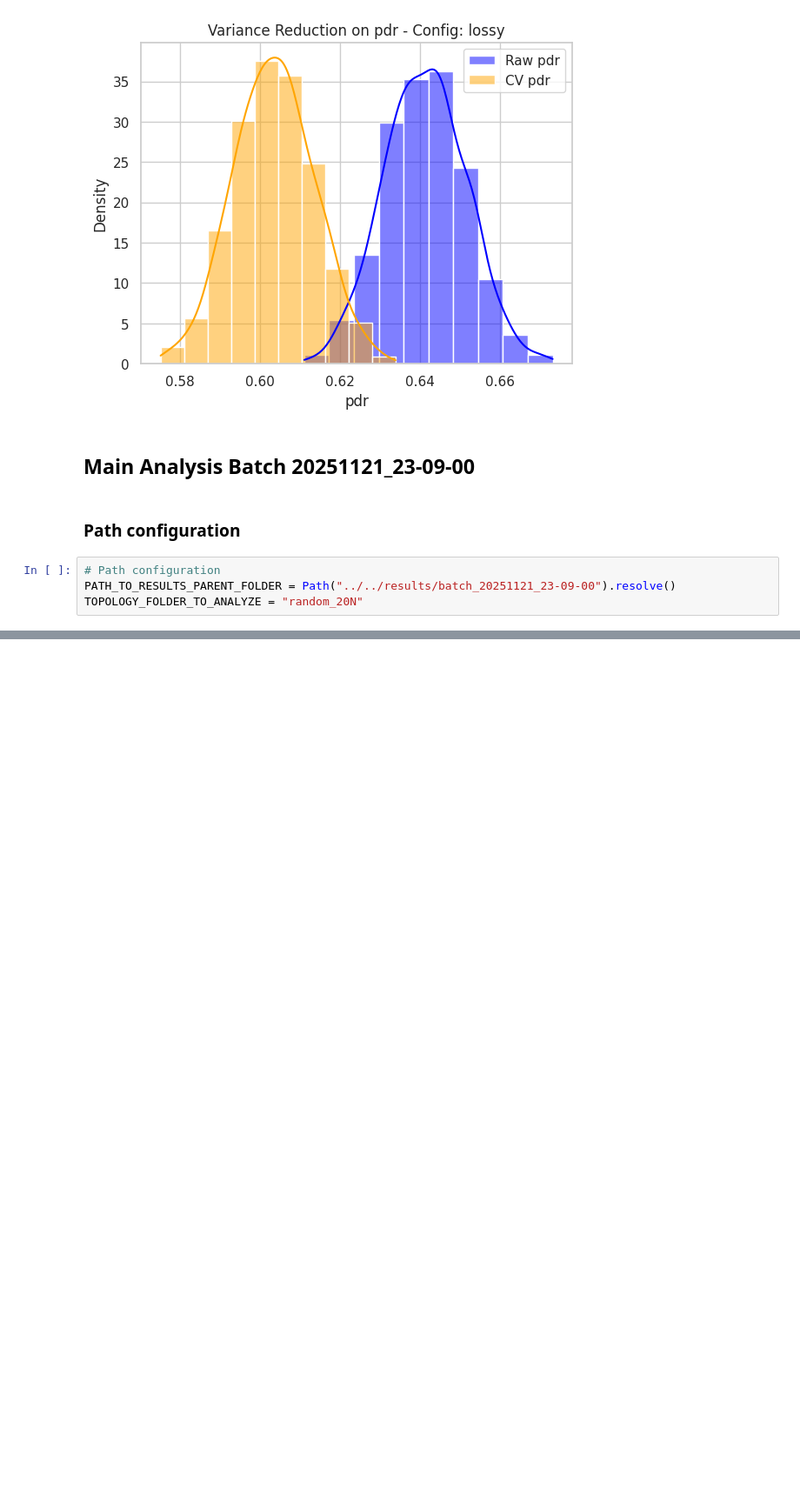
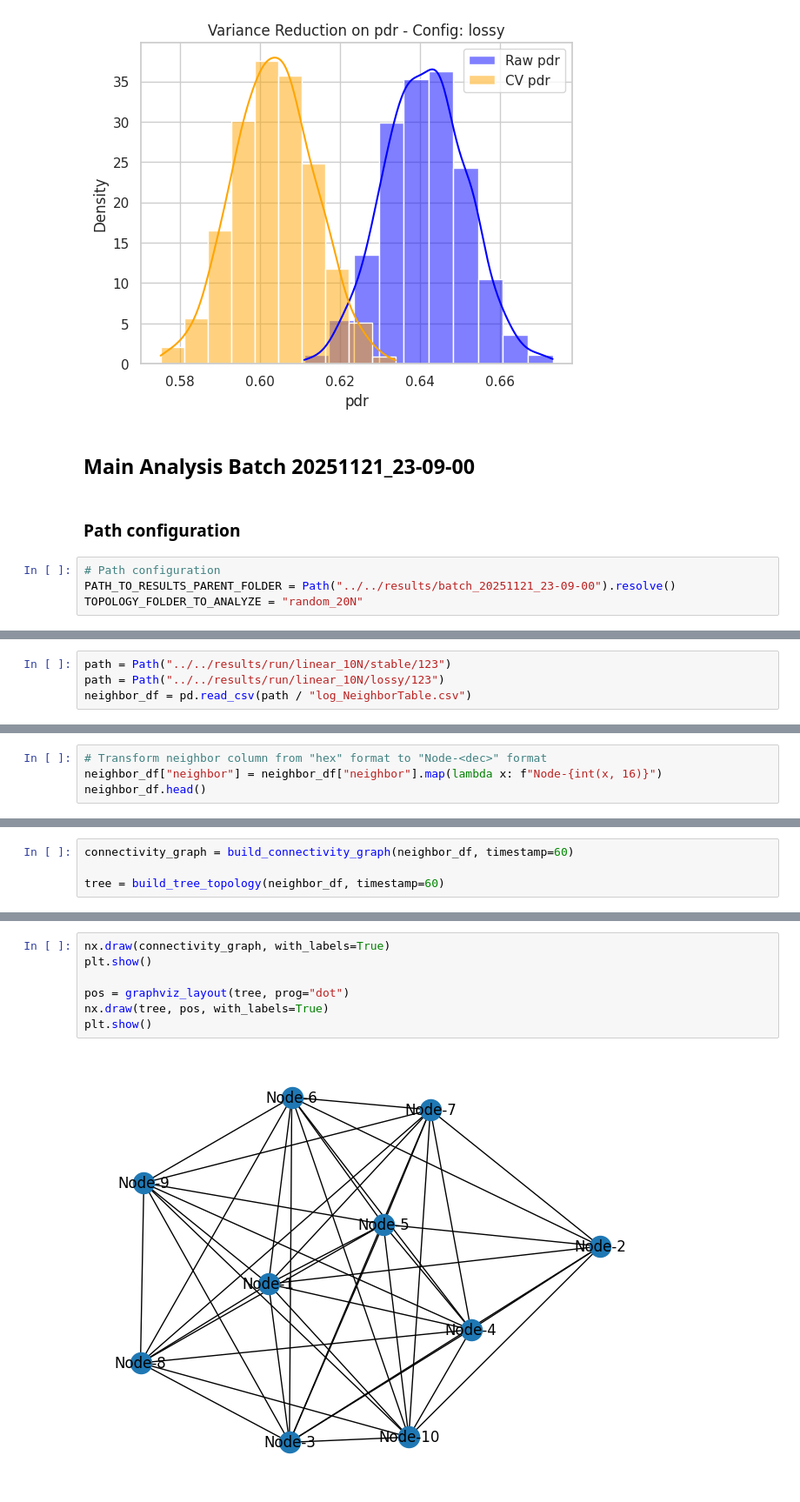
Before and after one commit to damiano-salvaterra/SPE-project, a Jupyter notebook: src/evaluation/variance_reduction.ipynb, the cells around one changed output, grey strips where cells are left out. Shown at 87% size. Cells and saved outputs as stored; diff of their text form; blank space fills up the shorter version.

```diff
--- a/src/evaluation/variance_reduction.ipynb
+++ b/src/evaluation/variance_reduction.ipynb
@@ -527,0 +532,4 @@ TOPOLOGY_FOLDER_TO_ANALYZE = "random_20N"
+# %%
+path = Path("../../results/run/linear_10N/stable/123")
+path = Path("../../results/run/linear_10N/lossy/123")
+neighbor_df = pd.read_csv(path / "log_NeighborTable.csv")
@@ -527,0 +545,4 @@ TOPOLOGY_FOLDER_TO_ANALYZE = "random_20N"
+# %%
+# Transform neighbor column from "hex" format to "Node-<dec>" format
+neighbor_df["neighbor"] = neighbor_df["neighbor"].map(lambda x: f"Node-{int(x, 16)}")
+neighbor_df.head()
@@ -527,0 +599,4 @@ TOPOLOGY_FOLDER_TO_ANALYZE = "random_20N"
+# %%
+connectivity_graph = build_connectivity_graph(neighbor_df, timestamp=60)
+
+tree = build_tree_topology(neighbor_df, timestamp=60)
@@ -527,0 +665,9 @@ TOPOLOGY_FOLDER_TO_ANALYZE = "random_20N"
+# %%
+nx.draw(connectivity_graph, with_labels=True)
+plt.show()
+
+pos = graphviz_layout(tree, prog="dot")
+nx.draw(tree, pos, with_labels=True)
+plt.show()
+# %% [output]
+[figure, added]
```
Also changed, not shown: parts of 6 cells of this notebook.
